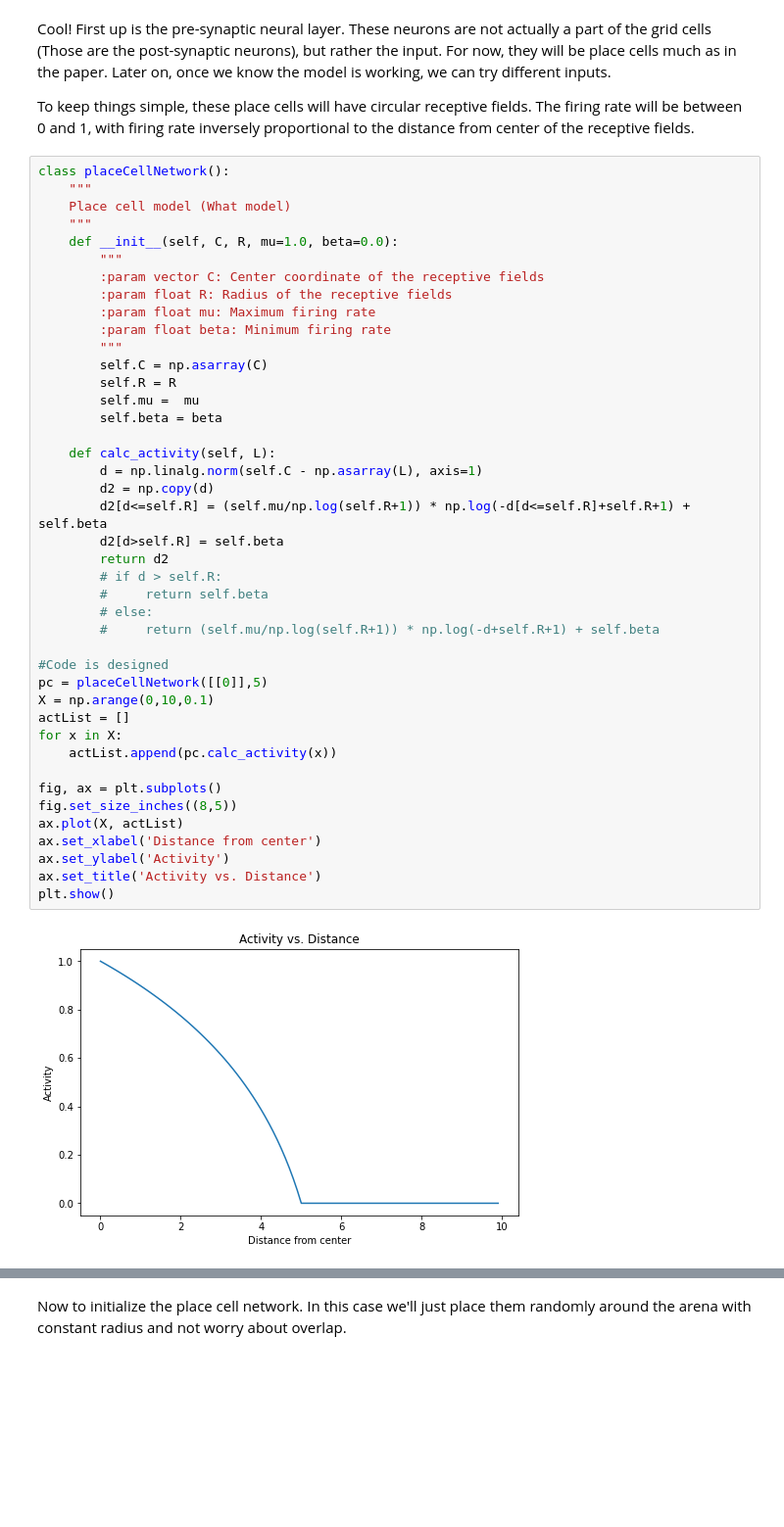
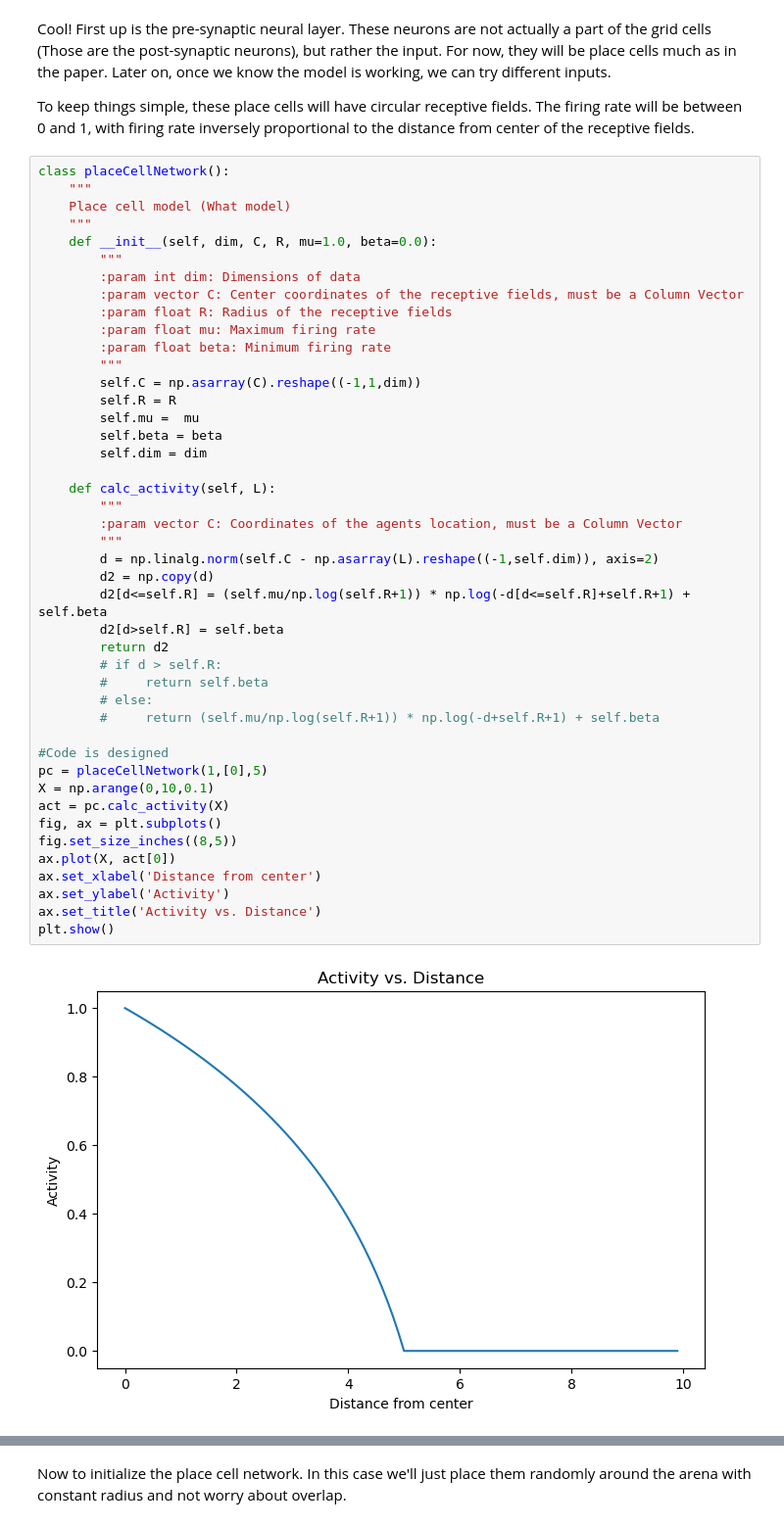
Before and after one commit to samuelbrege/snnResearch, a Jupyter notebook: GCKropffTreves2008.ipynb, the cells around one changed output, grey strips where cells are left out. Shown at 98% size. Saved outputs shown, nothing was run; the diff lists cells and outputs as text; blank space fills up the shorter version.

```diff
--- a/GCKropffTreves2008.ipynb
+++ b/GCKropffTreves2008.ipynb
@@ -70,42 +73,44 @@ class placeCellNetwork():
     """
     Place cell model (What model)
     """
-    def __init__(self, C, R, mu=1.0, beta=0.0):
+    def __init__(self, dim, C, R, mu=1.0, beta=0.0):
         """
-        :param vector C: Center coordinate of the receptive fields
+        :param int dim: Dimensions of data
+        :param vector C: Center coordinates of the receptive fields, must be a Column Vector
         :param float R: Radius of the receptive fields
         :param float mu: Maximum firing rate
         :param float beta: Minimum firing rate
         """
-        self.C = np.asarray(C)
+        self.C = np.asarray(C).reshape((-1,1,dim))
         self.R = R
         self.mu =  mu
         self.beta = beta
+        self.dim = dim
 
     def calc_activity(self, L):
-        d = np.linalg.norm(self.C - np.asarray(L), axis=1)
+        """
+        :param vector C: Coordinates of the agents location, must be a Column Vector
+        """
+        d = np.linalg.norm(self.C - np.asarray(L).reshape((-1,self.dim)), axis=2)
         d2 = np.copy(d)
         d2[d<=self.R] = (self.mu/np.log(self.R+1)) * np.log(-d[d<=self.R]+self.R+1) + self.beta
         d2[d>self.R] = self.beta
         return d2
         # if d > self.R:
         #     return self.beta
         # else:
         #     return (self.mu/np.log(self.R+1)) * np.log(-d+self.R+1) + self.beta
 
 #Code is designed
-pc = placeCellNetwork([[0]],5)
+pc = placeCellNetwork(1,[0],5)
 X = np.arange(0,10,0.1)
-actList = []
-for x in X:
-    actList.append(pc.calc_activity(x))
-
+act = pc.calc_activity(X)
 fig, ax = plt.subplots()
 fig.set_size_inches((8,5))
-ax.plot(X, actList)
+ax.plot(X, act[0])
 ax.set_xlabel('Distance from center')
 ax.set_ylabel('Activity')
 ax.set_title('Activity vs. Distance')
 plt.show()
 # %% [output]
-[figure, old version]
+[figure, new version]
```
Also changed, not shown: parts of 6 cells of this notebook.
